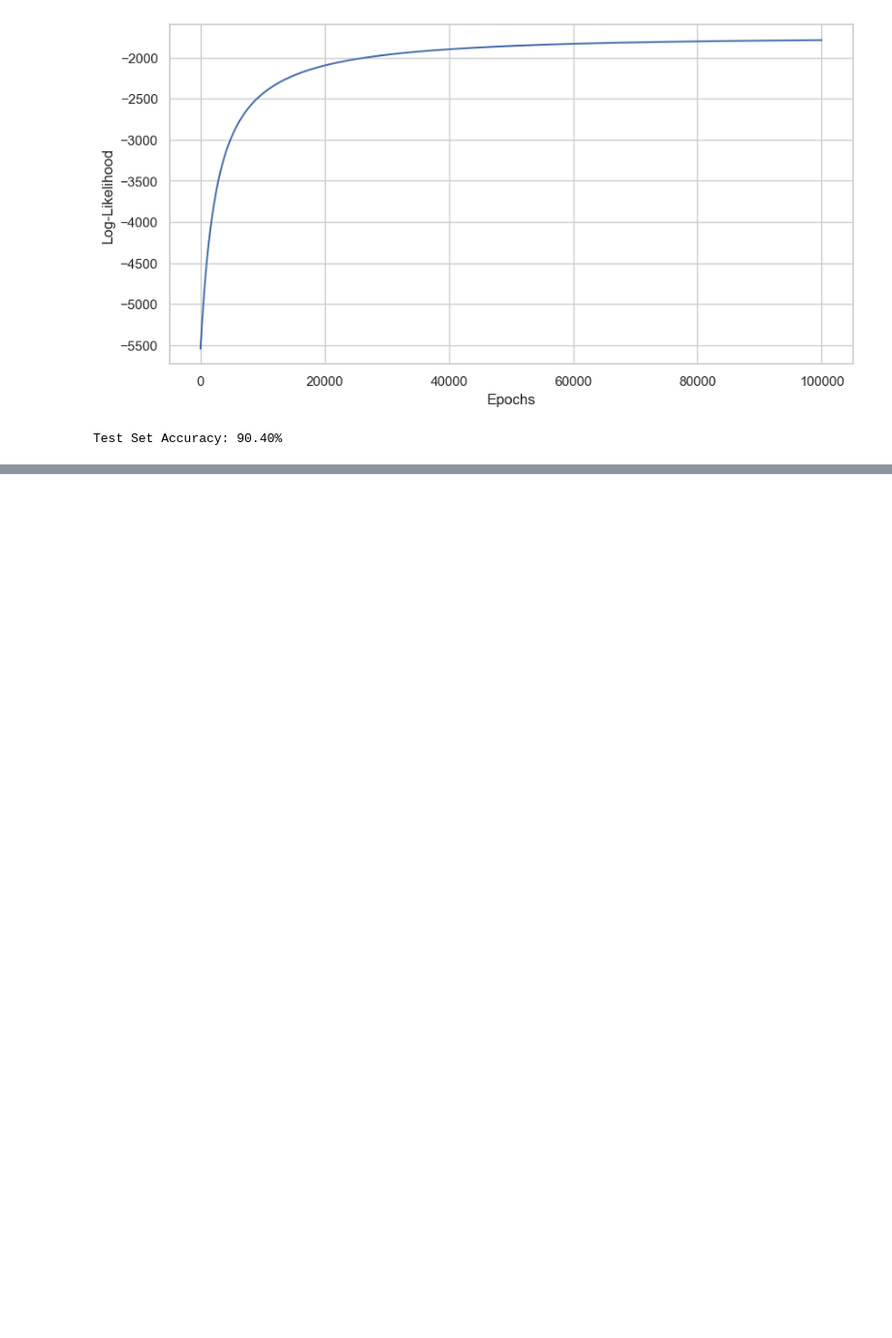
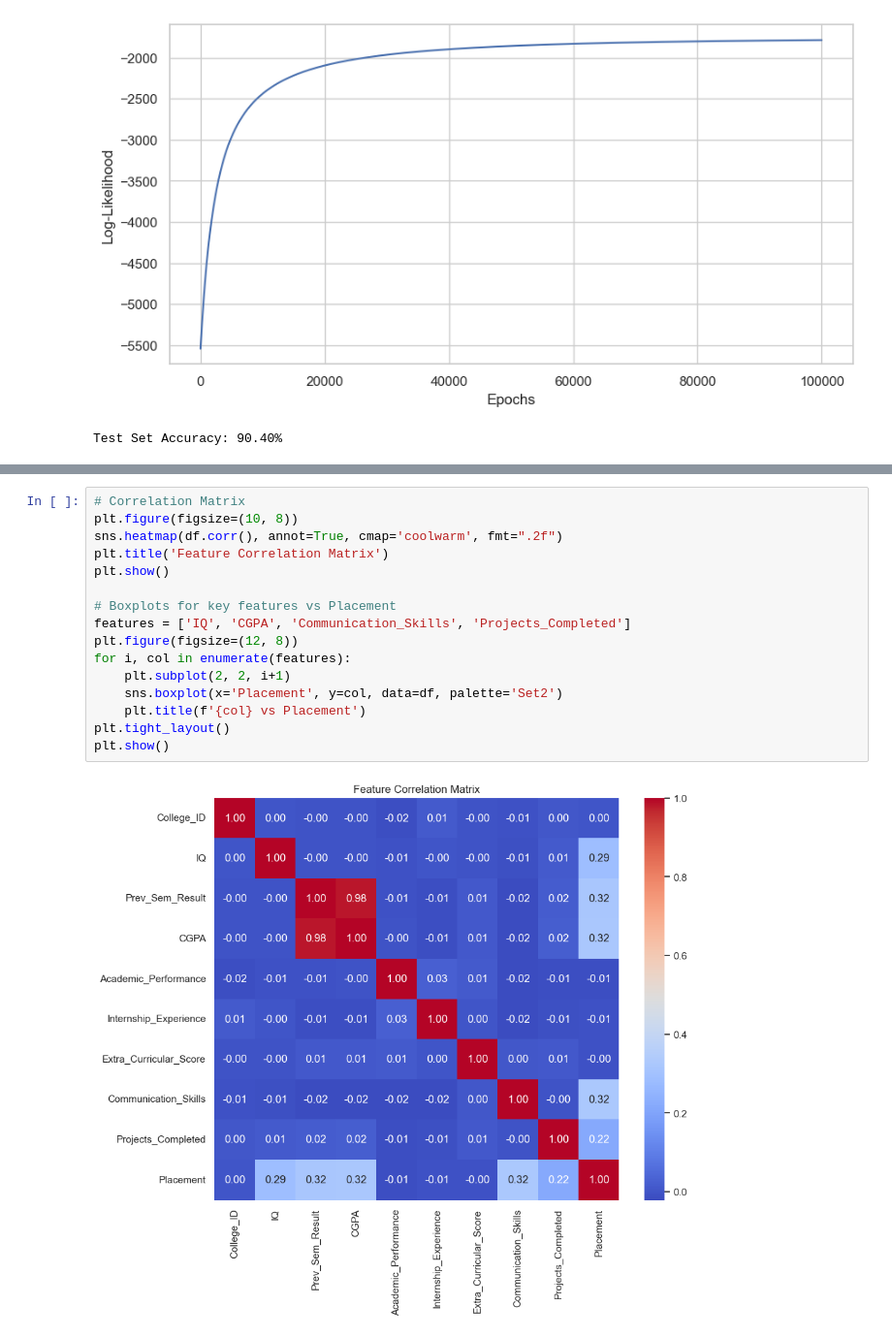
Before and after one commit to p0linal1/College-Placement-Analysis, a Jupyter notebook: AMATH 383 Final.ipynb, the cells around one changed output, grey strips where cells are left out. Shown at 97% size. Cells and saved outputs as stored; diff of their text form; blank space fills up the shorter version.

```diff
--- a/AMATH 383 Final.ipynb
+++ b/AMATH 383 Final.ipynb
@@ -239,3 +240,21 @@ history
  np.float64(-4493.6019586938455),
  np.float64(-4492.806914570836),
  ...]
+# %%
+# Correlation Matrix
+plt.figure(figsize=(10, 8))
+sns.heatmap(df.corr(), annot=True, cmap='coolwarm', fmt=".2f")
+plt.title('Feature Correlation Matrix')
+plt.show()
+
+# Boxplots for key features vs Placement
+features = ['IQ', 'CGPA', 'Communication_Skills', 'Projects_Completed']
+plt.figure(figsize=(12, 8))
+for i, col in enumerate(features):
+    plt.subplot(2, 2, i+1)
+    sns.boxplot(x='Placement', y=col, data=df, palette='Set2')
+    plt.title(f'{col} vs Placement')
+plt.tight_layout()
+plt.show()
+# %% [output]
+[figure, added]
```
Also changed, not shown: parts of 5 cells of this notebook.
